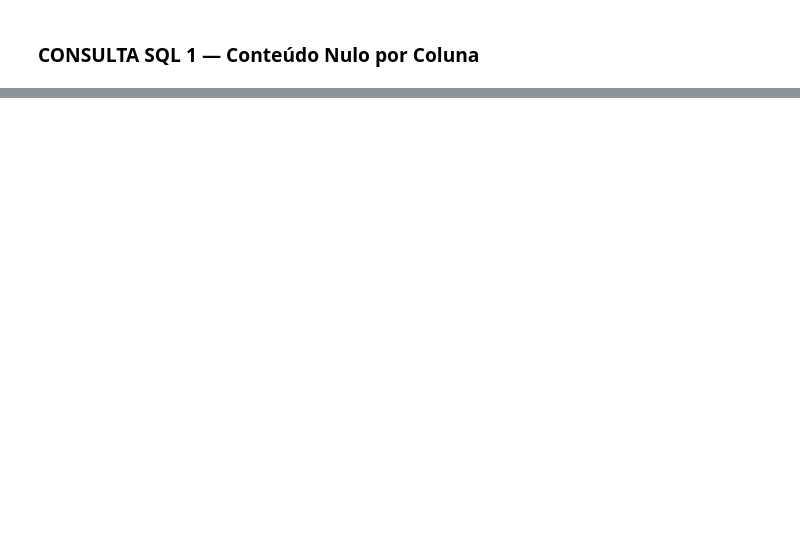
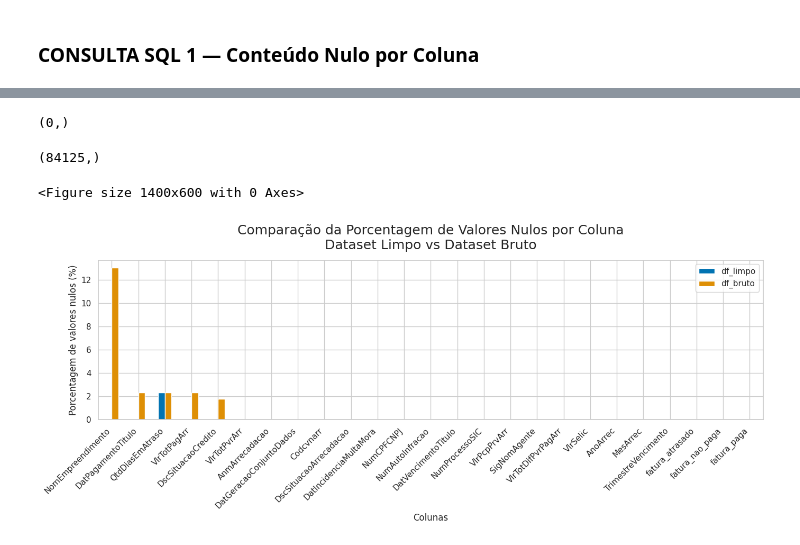
Before and after one commit to joaoPAndrade/projeto_final_ciencia_de_dados, a Jupyter notebook: parte 2/parte_2.ipynb, the cells around one changed output, grey strips where cells are left out. Drawn from its saved outputs; the diff is of its cells as text; code cells hidden in the pictures; blank space fills up the shorter version.

Commit message:
corrigindo consultas, visualizações e limpeza da parte 2. Iniciando a parte 3 com construção do dataset tidy e exportação com parquet, iniciando consultas e análise exploratória da parte 3

```diff
--- a/parte 2/parte_2.ipynb
+++ b/parte 2/parte_2.ipynb
@@ -41,6 +41,8 @@ df.head()
 | 2 | 2025-11-09 | 858158 | 200701.0 | 2007-02-15 | 2007-02-16 | ... |
 | 3 | 2025-11-09 | 2667718 | 201407.0 | 2014-08-25 | 2014-08-26 | ... |
 | 4 | 2025-11-09 | 2667718 | 201412.0 | 2015-01-15 | 2015-01-16 | ... |
+# %%
+df_copy = df.copy()
 # %%
 
 df['DatGeracaoConjuntoDados'] = pd.to_datetime(df['DatGeracaoConjuntoDados'], errors='coerce')
@@ -469,7 +435,7 @@ dtype: int64
 # %%
 df.drop(columns=['DatPagamentoTitulo'], inplace=True)
 # %%
-df['QtdDiasEmAtraso'] = df['QtdDiasEmAtraso'].fillna(-1).astype(int)
+df['QtdDiasEmAtraso'] = df['QtdDiasEmAtraso'].fillna(-1)
 # %%
 df.isnull().sum()
 # %% [output]
@@ -526,6 +492,8 @@ Como a quantidade de registros com valores ausentes são apenas quatro linhas, d
 df.drop(columns=['NumProcessoSIC', 'NumAutoInfracao'], inplace=True)
 # %%
 df.dropna(inplace=True)
+# %%
+df['QtdDiasEmAtraso'] = df['QtdDiasEmAtraso'].replace(-1, np.nan)
 # %%
 df.isnull().sum()
 # %% [output]
@@ -1057,0 +919,45 @@ plt.show()
+# %%
+result_con = con.sql("""
+    SELECT COUNT(*) AS total_negativos
+    FROM df_table
+    WHERE QtdDiasEmAtraso < 0
+""").fetchone()
+
+result_con
+# %% [output]
+(0,)
+# %%
+result_con1 = con1.sql("""
+    SELECT COUNT(*) AS total_negativos
+    FROM df_table1
+    WHERE QtdDiasEmAtraso < 0
+""").fetchone()
+
+result_con1
+# %% [output]
+(84125,)
+# %%
+null_df = df.isnull().mean() * 100
+null_copy = df_copy.isnull().mean() * 100
+comparacao = pd.DataFrame({
+    'df_limpo': null_df,
+    'df_bruto': null_copy
+})
+sns.set_theme(style="whitegrid", palette="colorblind")
+comparacao = comparacao.sort_values(by='df_bruto', ascending=False)
+plt.figure(figsize=(14, 6))
+comparacao.plot(kind='bar', figsize=(14,6))
+plt.ylabel("Porcentagem de valores nulos (%)")
+plt.xlabel("Colunas")
+plt.title(
+    "Comparação da Porcentagem de Valores Nulos por Coluna\n"
+    "Dataset Limpo vs Dataset Bruto",
+    fontsize=18,
+    pad=15
+)
+plt.xticks(rotation=45, ha='right')
+plt.tight_layout()
+plt.show()
+# %% [output]
+<Figure size 1400x600 with 0 Axes>
+[figure, added]
```
Also changed, not shown: parts of 33 cells of this notebook, 2 other files.
